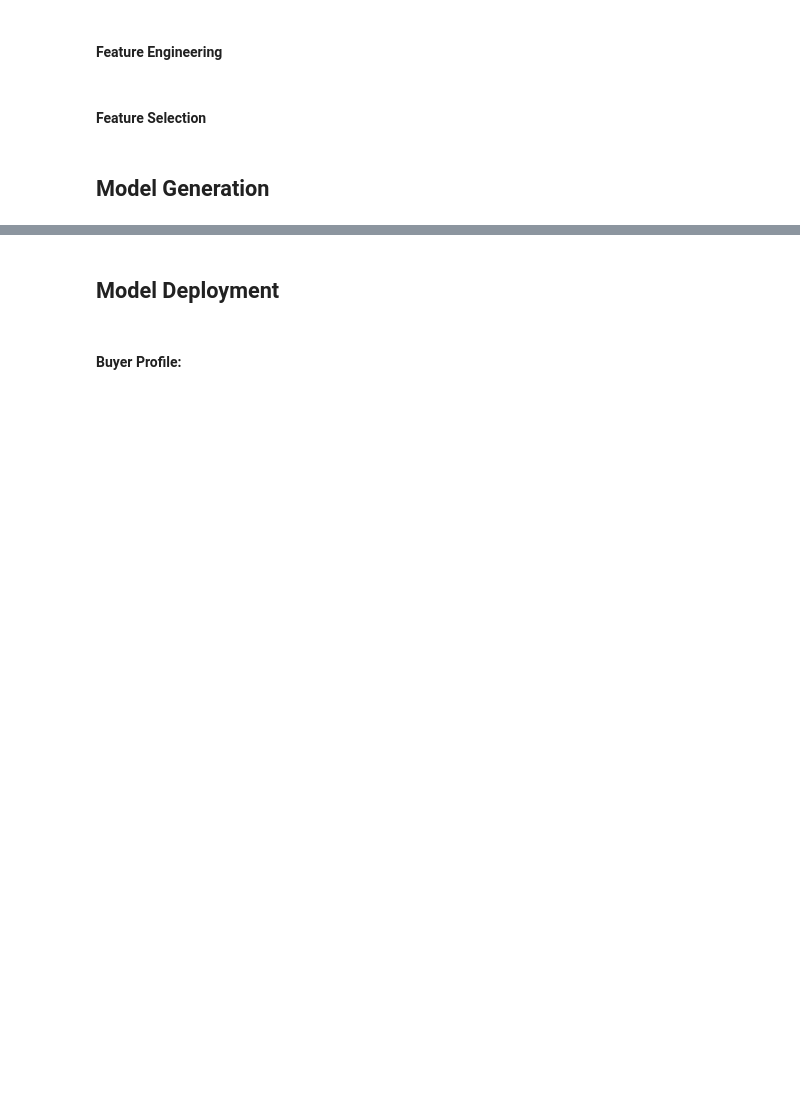
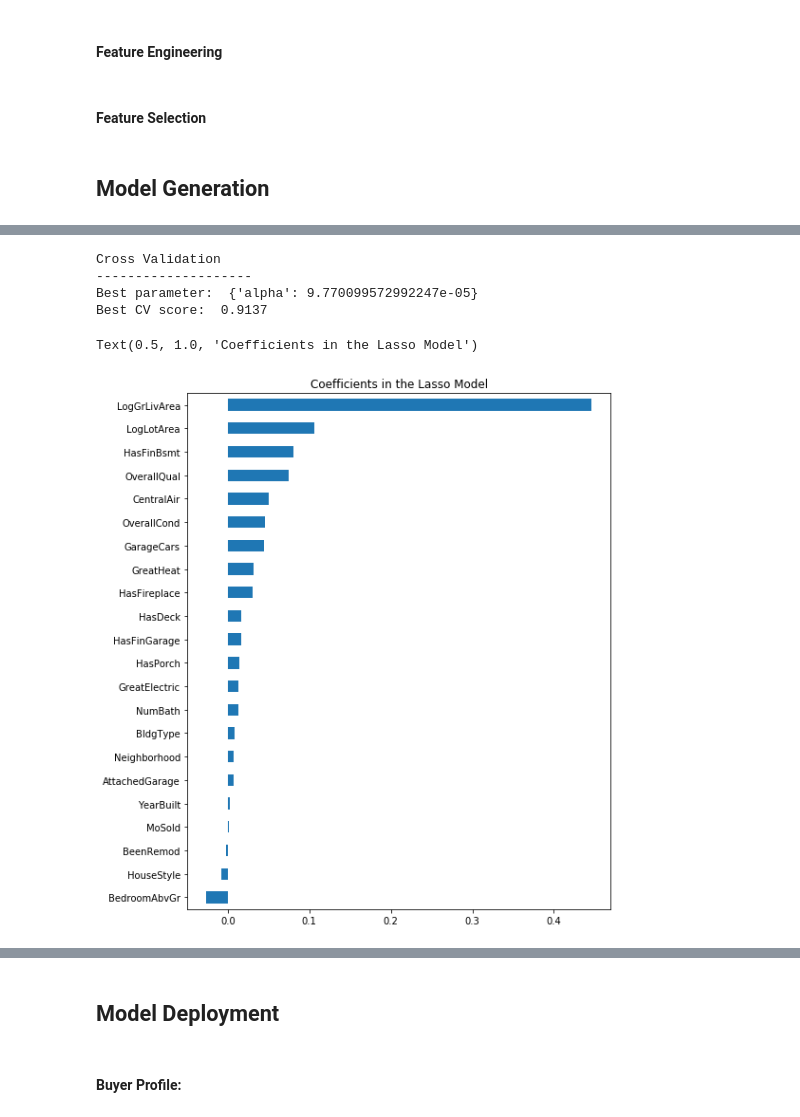
Before and after one commit to brandoncryu/ames_ml_project, a Jupyter notebook: Stephen_Model.ipynb, the cells around one changed output, grey strips where cells are left out. Cells and saved outputs as stored; diff of their text form; code cells hidden in the pictures; blank space fills up the shorter version.

```diff
--- a/Stephen_Model.ipynb
+++ b/Stephen_Model.ipynb
@@ -145 +145,24 @@ Text(0.5, 1.0, 'Coefficients in the Lasso Model')
+# %%
+x = x.drop('LogBsmtSF', axis=1)
+grid_search.fit(x, y)
+
+print("Cross Validation")
+print("-" * 20)
+print("Best parameter: ", grid_search.best_params_)
+print("Best CV score:  %.4f" % grid_search.best_score_)
+
+alpha_cv = grid_search.best_estimator_.get_params()['alpha']
+
+lasso = Lasso(alpha = alpha_cv).fit(x, y)
+coef = pd.Series(lasso.coef_, index = x.columns)
+imp_coef = pd.concat([coef.sort_values()])
+imp_coef.plot(kind = "barh", figsize = (8, 10))
+plt.title("Coefficients in the Lasso Model")
+# %% [output]
+Cross Validation
+--------------------
+Best parameter:  {'alpha': 9.770099572992247e-05}
+Best CV score:  0.9137
+Text(0.5, 1.0, 'Coefficients in the Lasso Model')
+[figure, added]
 # %%
```
Also changed, not shown: parts of 15 cells of this notebook, 1 other file.
